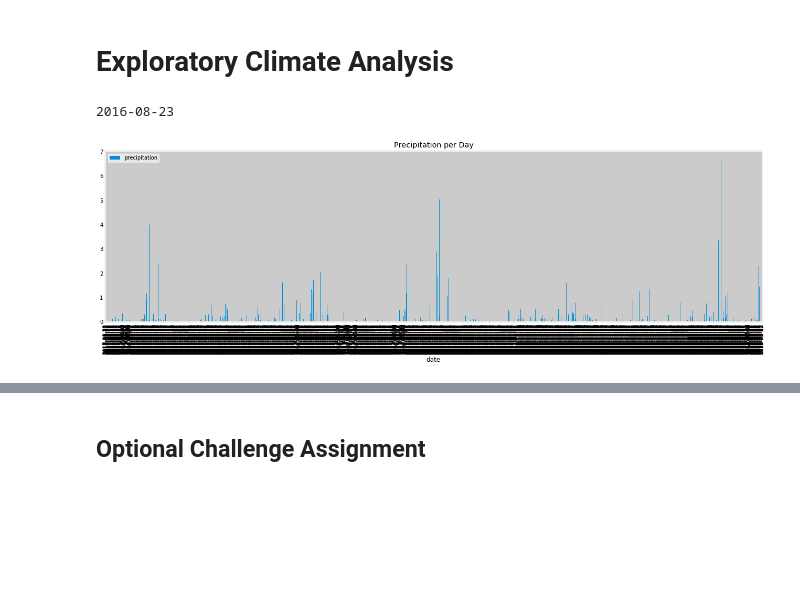
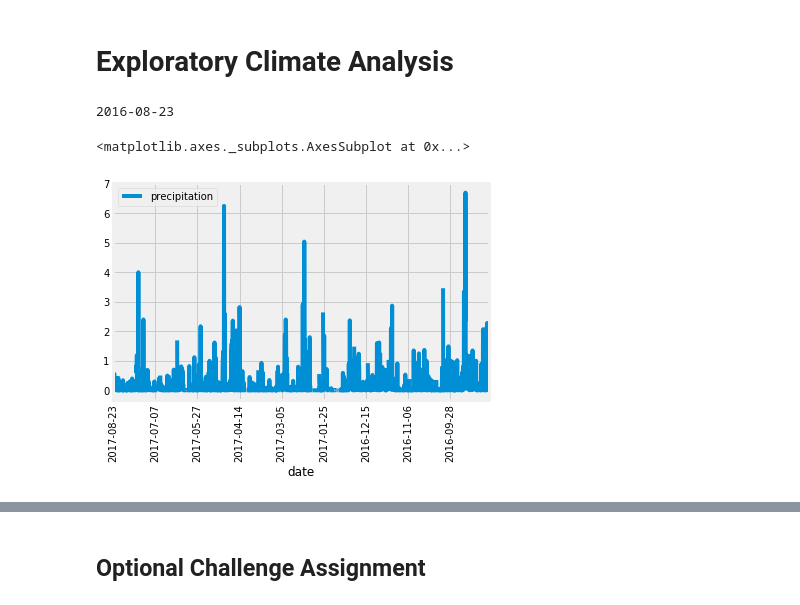
Before and after one commit to janetnamulondo/sqlalchemy-challenge, a Jupyter notebook: 02-Homework_10-Advanced-Data-Storage-and-Retrieval_Instructions_climate_starter.ipynb, the cells around one changed output, grey strips where cells are left out. Drawn from its saved outputs; the diff is of its cells as text; code cells hidden in the pictures; blank space fills up the shorter version.

```diff
--- a/02-Homework_10-Advanced-Data-Storage-and-Retrieval_Instructions_climate_starter.ipynb
+++ b/02-Homework_10-Advanced-Data-Storage-and-Retrieval_Instructions_climate_starter.ipynb
@@ -67,38 +67,35 @@ for record in data:
 # %%
 # Design a query to retrieve the last 12 months of precipitation data and plot the results
 
 # Calculate the date 1 year ago from the last data point in the database
 #Defining a variable for the last date in the data base will help us to query back 12months.
 lastdate= dt.date(2017,8,23) - dt.timedelta(days=365)
 print(lastdate)
 
 # Perform a query to retrieve the data and precipitation scores. We call prcp and date, then filter by date, passing in the variable
 #we created above, to give us a point of reference for our data.
 results = session.query(Measurement.date, Measurement.prcp).filter(Measurement.date >= lastdate).all()
 results
 
 #create a dataframe for the data
 # Load the results into a pandas dataframe. Set the index to the `date`. Loading into data frame allows us to plot using
 #matplotlib.
 prcp_df = pd.DataFrame(results, columns=['date', 'precipitation'])
-prcp_df.set_index('date', inplace=True, )
-prcp_df.head(10)
+prcp_df.set_index('date', inplace=True)
 
 # Sort the dataframe by date
 prcpsorted_df = prcp_df.sort_values("date", ascending=False)
-prcpsorted_df.head()
 
 # # Use Pandas Plotting with Matplotlib to plot the data
 # # Use DataFrame.plot() in order to create a bar chart of the data
-prcpsorted_df.plot(kind="bar", figsize=(20,6))
+prcpsorted_df.plot(rot=90)
 
 # # Set a title for the chart
-plt.title("Precipitation per Day")
-
-plt.show()
+# plt.title("Precipitation per Day")
 # %% [output]
 2016-08-23
+<matplotlib.axes._subplots.AxesSubplot at 0x...>
-[figure, old version]
+[figure, new version]
 # %% [markdown]
 ![precipitation](Images/precipitation.png)
 # %%
```
Also changed, not shown: parts of 6 cells of this notebook.
